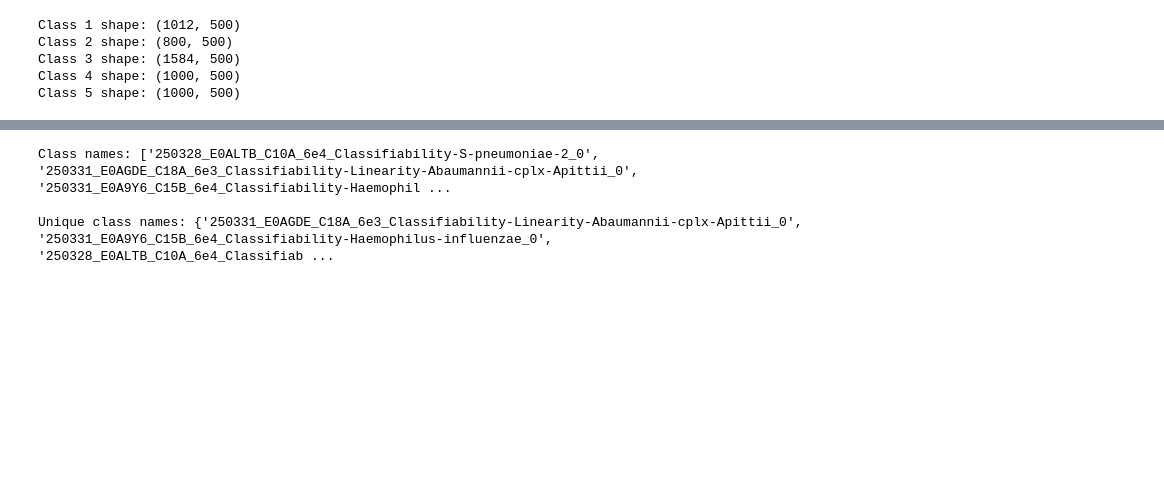
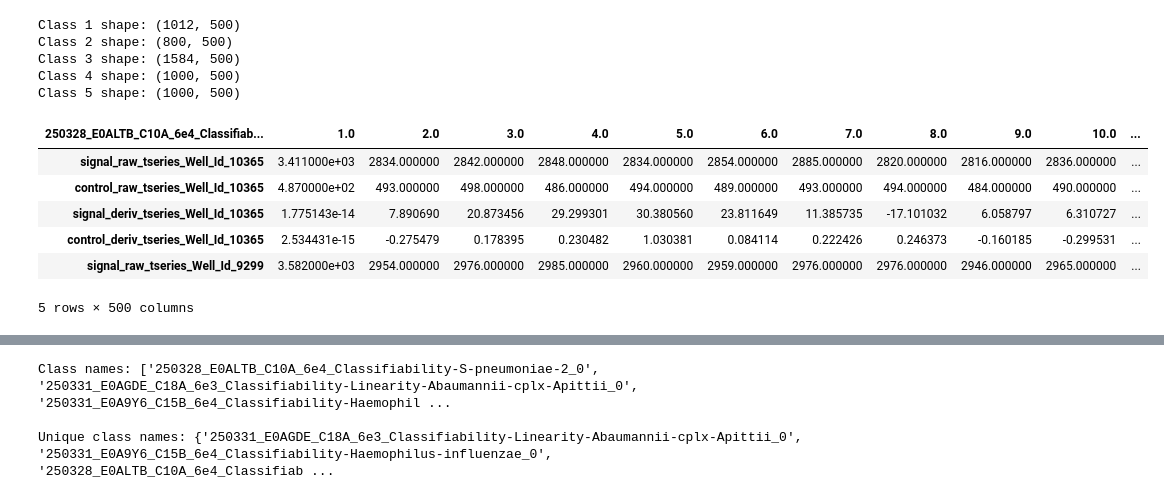
Before and after one commit to kubershahi/programming, a Jupyter notebook: assignments/melio/assignment.ipynb, the cells around one changed output, grey strips where cells are left out. Saved outputs shown, nothing was run; the diff lists cells and outputs as text; code cells hidden in the pictures; blank space fills up the shorter version.

```diff
--- a/assignments/melio/assignment.ipynb
+++ b/assignments/melio/assignment.ipynb
@@ -109,3 +127,13 @@ Class 2 shape: (800, 500)
 Class 3 shape: (1584, 500)
 Class 4 shape: (1000, 500)
 Class 5 shape: (1000, 500)
+# %%
+dataframes[0].head()
+# %% [output]
+| 250328_E0ALTB_C10A_6e4_Classifiab... | 1.0 | 2.0 | 3.0 | 4.0 | 5.0 | 6.0 | 7.0 | 8.0 | 9.0 | 10.0 | ... |
+| signal_raw_tseries_Well_Id_10365 | 3.411000e+03 | 2834.000000 | 2842.000000 | 2848.000000 | 2834.000000 | 2854.000000 | 2885.000000 | 2820.000000 | 2816.000000 | 2836.000000 | ... |
+| control_raw_tseries_Well_Id_10365 | 4.870000e+02 | 493.000000 | 498.000000 | 486.000000 | 494.000000 | 489.000000 | 493.000000 | 494.000000 | 484.000000 | 490.000000 | ... |
+| signal_deriv_tseries_Well_Id_10365 | 1.775143e-14 | 7.890690 | 20.873456 | 29.299301 | 30.380560 | 23.811649 | 11.385735 | -17.101032 | 6.058797 | 6.310727 | ... |
+| control_deriv_tseries_Well_Id_10365 | 2.534431e-15 | -0.275479 | 0.178395 | 0.230482 | 1.030381 | 0.084114 | 0.222426 | 0.246373 | -0.160185 | -0.299531 | ... |
+| signal_raw_tseries_Well_Id_9299 | 3.582000e+03 | 2954.000000 | 2976.000000 | 2985.000000 | 2960.000000 | 2959.000000 | 2976.000000 | 2976.000000 | 2946.000000 | 2965.000000 | ... |
+5 rows × 500 columns
```
Also changed, not shown: parts of 11 cells of this notebook.
